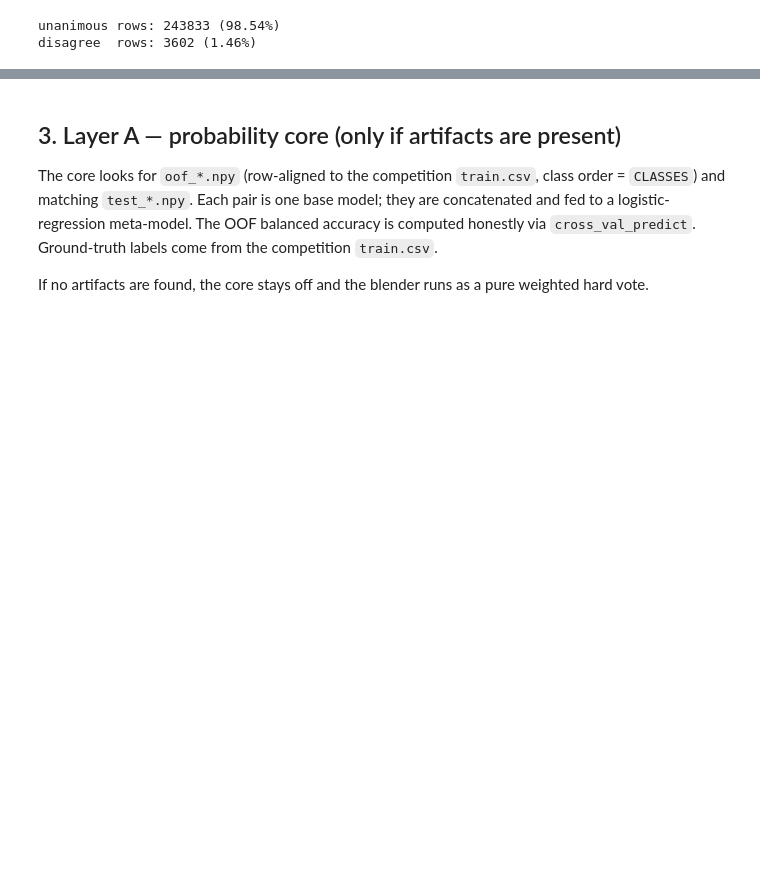
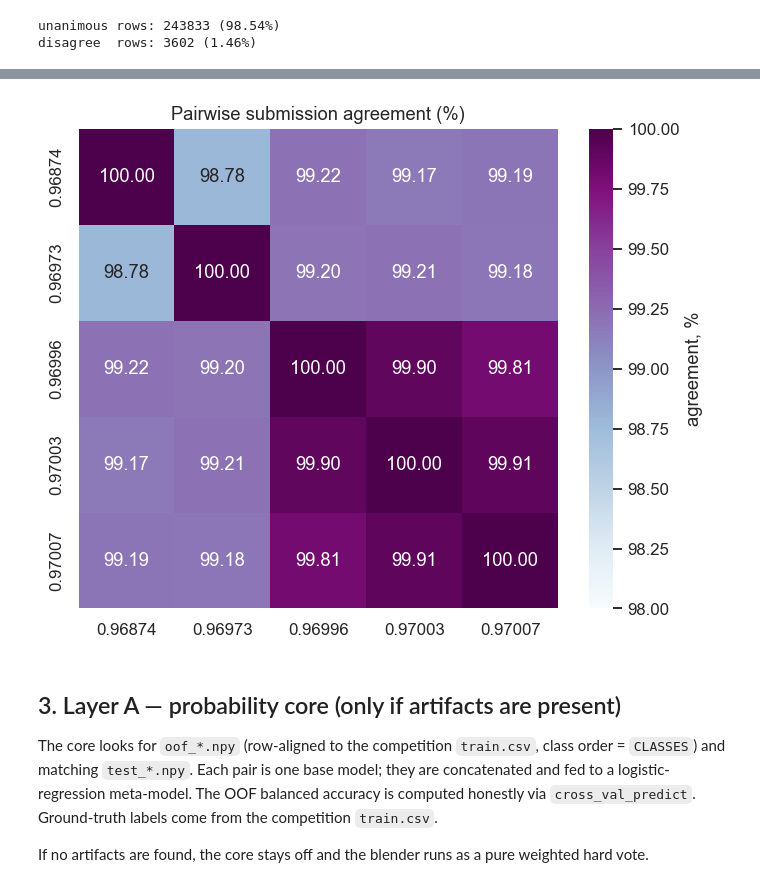
Before and after one commit to FlexonaFFt/MLKaggleTasks, a Jupyter notebook: competitions/predicting-stellar-class/notebooks/blender_note.ipynb, the cells around one changed output, grey strips where cells are left out. Saved outputs shown, nothing was run; the diff lists cells and outputs as text; code cells hidden in the pictures; blank space fills up the shorter version.

Commit message:
--update visuals of blender

```diff
--- a/competitions/predicting-stellar-class/notebooks/blender_note.ipynb
+++ b/competitions/predicting-stellar-class/notebooks/blender_note.ipynb
@@ -29,6 +43,8 @@ Paths are auto-detected by scanning `/kaggle/input/*`. When not on Kaggle, the r
 under `competitions/predicting-stellar-class/` is used instead.
 # %%
 import numpy as np, pandas as pd
+import matplotlib.pyplot as plt
+import seaborn as sns
 from pathlib import Path
 from collections import Counter
 from sklearn.metrics import balanced_accuracy_score
@@ -36,6 +52,12 @@ from sklearn.metrics import balanced_accuracy_score
 CLASSES = ['GALAXY', 'QSO', 'STAR']
 C2I = {c: i for i, c in enumerate(CLASSES)}
 np.random.seed(42)
+
+PURPLE_BLUE = ['#3B2F8F', '#6A5ACD', '#9D7BE0', '#4169E1', '#7B68EE', '#5B8DEF']
+CLASS_PALETTE = {'GALAXY': '#3B2F8F', 'QSO': '#6A5ACD', 'STAR': '#9D7BE0'}
+SEQ_CMAP = 'BuPu'
+sns.set_theme(style='whitegrid', palette=PURPLE_BLUE)
+plt.rcParams['figure.dpi'] = 110
 
 KAGGLE_INPUT = Path('/kaggle/input')
 ON_KAGGLE = KAGGLE_INPUT.exists()
@@ -122,3 +151,17 @@ disagree  rows: 3602 (1.46%)
+# %%
+agree = np.zeros((len(names), len(names)))
+for a in range(len(names)):
+    for b in range(len(names)):
+        agree[a, b] = (L[:, a] == L[:, b]).mean()
+
+plt.figure(figsize=(6.5, 5.2))
+sns.heatmap(pd.DataFrame(agree * 100, index=names, columns=names),
+            annot=True, fmt='.2f', cmap=SEQ_CMAP, square=True,
+            vmin=98, vmax=100, cbar_kws={'label': 'agreement, %'})
+plt.title('Pairwise submission agreement (%)')
+plt.tight_layout(); plt.show()
+# %% [output]
+[figure, added]
 # %% [markdown]
 ## 3. Layer A — probability core (only if artifacts are present)
 
```
Also changed, not shown: parts of 6 cells of this notebook.
